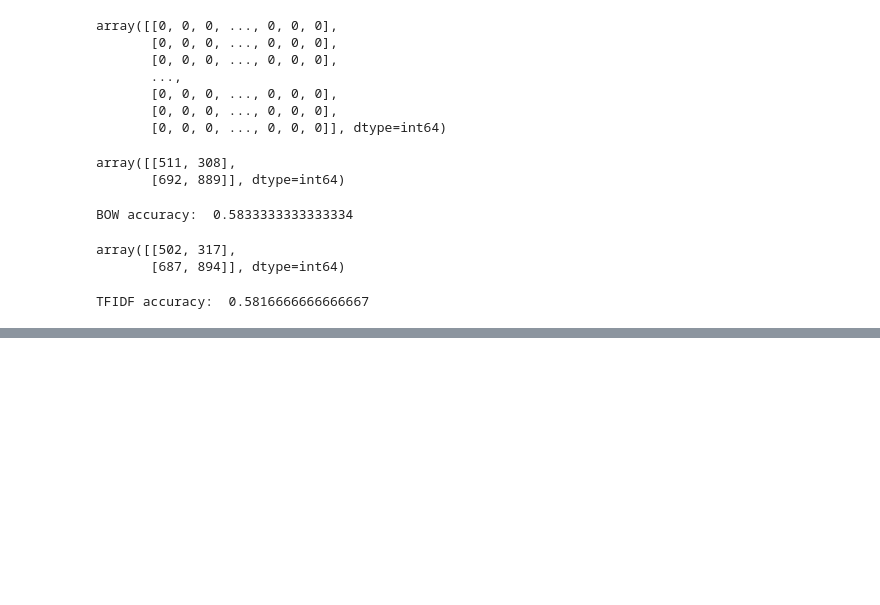
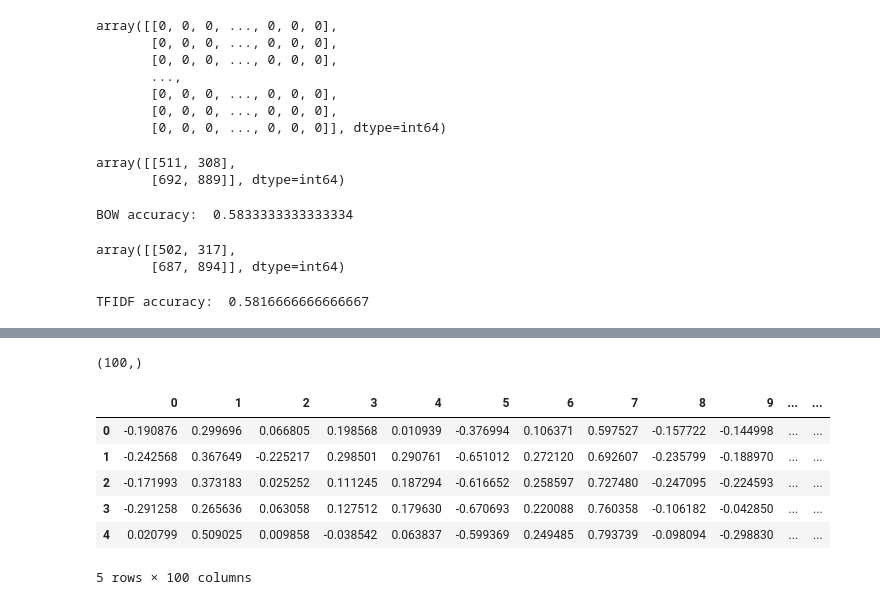
Before and after one commit to vp-31/Complete-Data-Science-With-Machine-Learning-And-NLP-2024, a Jupyter notebook: 26-CompleteNLP For Machine Learning/Practicals/30 and 31-Project 2- Kindle Review Sentiment Analyis.ipynb, the cells around one changed output, grey strips where cells are left out. Saved outputs shown, nothing was run; the diff lists cells and outputs as text; code cells hidden in the pictures; blank space fills up the shorter version.

Commit message:
Word2vec implemented on Kindle Review Sentiment Analyis

```diff
--- a/26-CompleteNLP For Machine Learning/Practicals/30 and 31-Project 2- Kindle Review Sentiment Analyis.ipynb
+++ b/26-CompleteNLP For Machine Learning/Practicals/30 and 31-Project 2- Kindle Review Sentiment Analyis.ipynb
@@ -245,0 +346,10 @@ TFIDF accuracy:  0.5816666666666667
+# %%
+def avg_word2vec(doc):
+    # remove out-of-vocabulary words
+    #sent = [word for word in doc if word in model.wv.index_to_key]
+    #print(sent)
+
+    return np.mean([model.wv[word] for word in doc if word in model.wv.index_to_key],axis=0)
+                #or [np.zeros(len(model.wv.index_to_key))], axis=0)
+# %%
+df.reset_index(inplace=True,drop=True)
@@ -245,0 +358,25 @@ TFIDF accuracy:  0.5816666666666667
+# %%
+#apply for the entire sentences
+import numpy as np
+X=[]
+for i in tqdm(range(df['reviewText'].shape[0])):
+    X.append(avg_word2vec(df['reviewText'][i]))
+# %%
+X[1].shape
+# %% [output]
+(100,)
+# %%
+## this is the final independent features
+df_final=pd.DataFrame()
+for i in range(0,len(X)):
+    df_final=pd.concat([df_final,pd.DataFrame(X[i].reshape(1,-1))],ignore_index=True)
+# %%
+df_final.head()
+# %% [output]
+|  | 0 | 1 | 2 | 3 | 4 | 5 | 6 | 7 | 8 | 9 | ... | ... |
+| 0 | -0.190876 | 0.299696 | 0.066805 | 0.198568 | 0.010939 | -0.376994 | 0.106371 | 0.597527 | -0.157722 | -0.144998 | ... | ... |
+| 1 | -0.242568 | 0.367649 | -0.225217 | 0.298501 | 0.290761 | -0.651012 | 0.272120 | 0.692607 | -0.235799 | -0.188970 | ... | ... |
+| 2 | -0.171993 | 0.373183 | 0.025252 | 0.111245 | 0.187294 | -0.616652 | 0.258597 | 0.727480 | -0.247095 | -0.224593 | ... | ... |
+| 3 | -0.291258 | 0.265636 | 0.063058 | 0.127512 | 0.179630 | -0.670693 | 0.220088 | 0.760358 | -0.106182 | -0.042850 | ... | ... |
+| 4 | 0.020799 | 0.509025 | 0.009858 | -0.038542 | 0.063837 | -0.599369 | 0.249485 | 0.793739 | -0.098094 | -0.298830 | ... | ... |
+5 rows × 100 columns
```
Also changed, not shown: parts of 32 cells of this notebook.
